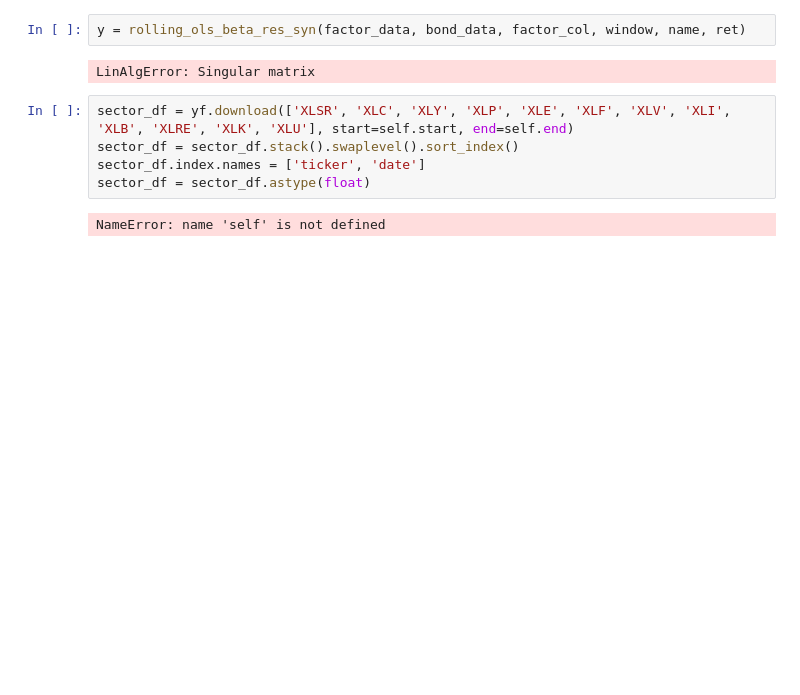
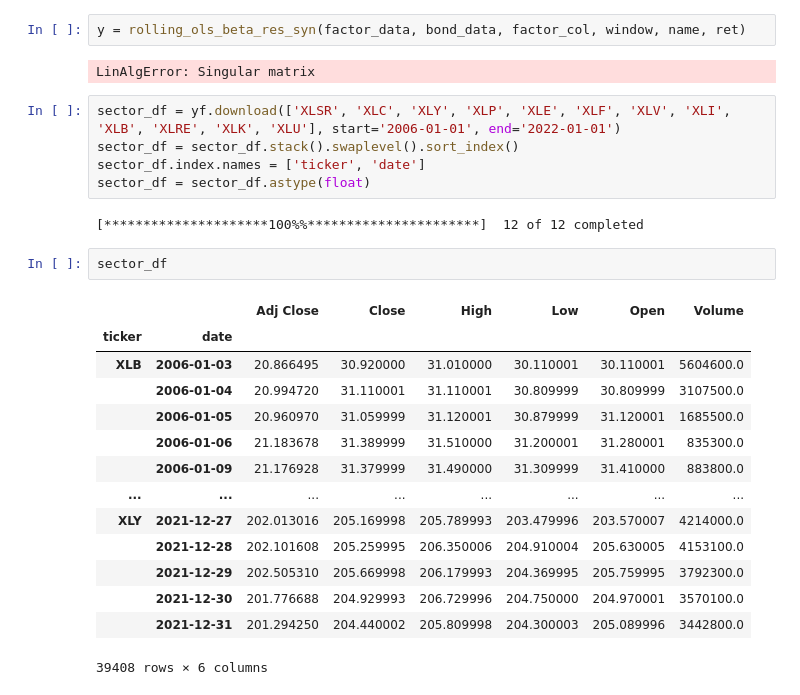
Before and after one commit to jfan1256/algofacto, a Jupyter notebook: sanity.ipynb, the cells around one changed output. Saved outputs shown, nothing was run; the diff lists cells and outputs as text; blank space fills up the shorter version.

```diff
--- a/sanity.ipynb
+++ b/sanity.ipynb
@@ -333,9 +333,26 @@ y = rolling_ols_beta_res_syn(factor_data, bond_data, factor_col, window, name, r
 # %% [output]
 LinAlgError: Singular matrix
 # %%
-sector_df = yf.download(['XLSR', 'XLC', 'XLY', 'XLP', 'XLE', 'XLF', 'XLV', 'XLI', 'XLB', 'XLRE', 'XLK', 'XLU'], start=self.start, end=self.end)
+sector_df = yf.download(['XLSR', 'XLC', 'XLY', 'XLP', 'XLE', 'XLF', 'XLV', 'XLI', 'XLB', 'XLRE', 'XLK', 'XLU'], start='2006-01-01', end='2022-01-01')
 sector_df = sector_df.stack().swaplevel().sort_index()
 sector_df.index.names = ['ticker', 'date']
 sector_df = sector_df.astype(float)
 # %% [output]
-NameError: name 'self' is not defined
+[*********************100%%**********************]  12 of 12 completed
+# %%
+sector_df
+# %% [output]
+|  |  | Adj Close | Close | High | Low | Open | Volume |
+| ticker | date |  |  |  |  |  |  |
+| XLB | 2006-01-03 | 20.866495 | 30.920000 | 31.010000 | 30.110001 | 30.110001 | 5604600.0 |
+|  | 2006-01-04 | 20.994720 | 31.110001 | 31.110001 | 30.809999 | 30.809999 | 3107500.0 |
+|  | 2006-01-05 | 20.960970 | 31.059999 | 31.120001 | 30.879999 | 31.120001 | 1685500.0 |
+|  | 2006-01-06 | 21.183678 | 31.389999 | 31.510000 | 31.200001 | 31.280001 | 835300.0 |
+|  | 2006-01-09 | 21.176928 | 31.379999 | 31.490000 | 31.309999 | 31.410000 | 883800.0 |
+| ... | ... | ... | ... | ... | ... | ... | ... |
+| XLY | 2021-12-27 | 202.013016 | 205.169998 | 205.789993 | 203.479996 | 203.570007 | 4214000.0 |
+|  | 2021-12-28 | 202.101608 | 205.259995 | 206.350006 | 204.910004 | 205.630005 | 4153100.0 |
+|  | 2021-12-29 | 202.505310 | 205.669998 | 206.179993 | 204.369995 | 205.759995 | 3792300.0 |
+|  | 2021-12-30 | 201.776688 | 204.929993 | 206.729996 | 204.750000 | 204.970001 | 3570100.0 |
+|  | 2021-12-31 | 201.294250 | 204.440002 | 205.809998 | 204.300003 | 205.089996 | 3442800.0 |
+39408 rows × 6 columns
```
